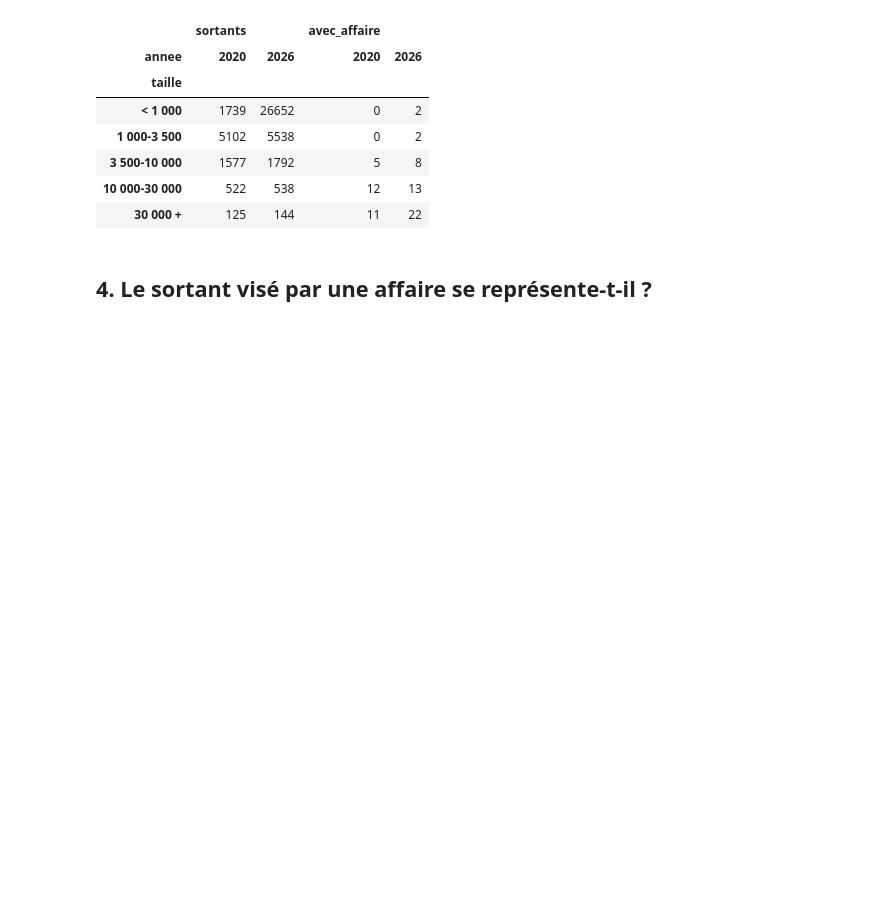
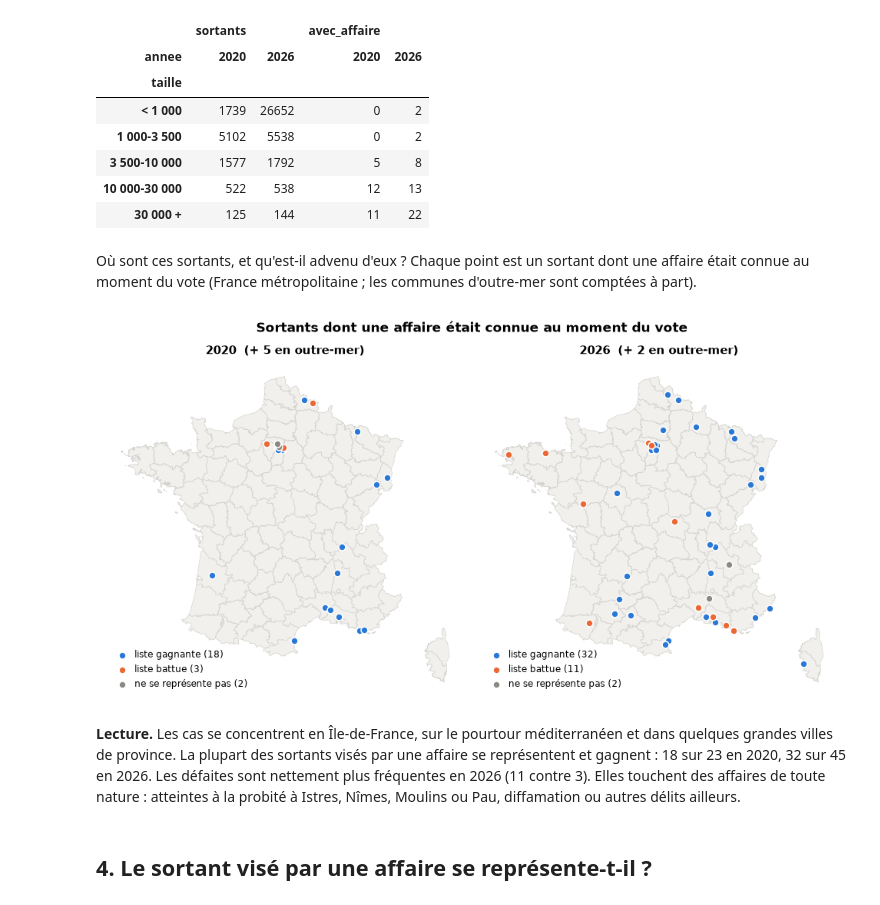
Before and after one commit to QuentinNosmas/Projet_ensae_datascience, a Jupyter notebook: notebooks/03_affaires.ipynb, the cells around one changed output. Cells and saved outputs as stored; diff of their text form; code cells hidden in the pictures; blank space fills up the shorter version.

Commit message:
Notebook 03 : carte des sortants visés par une affaire et de l'issue du scrutin

```diff
--- a/notebooks/03_affaires.ipynb
+++ b/notebooks/03_affaires.ipynb
@@ -188,6 +188,54 @@ part.unstack("annee")[["sortants", "avec_affaire"]]
 | 3 500-10 000 | 1577 | 1792 | 5 | 8 |
 | 10 000-30 000 | 522 | 538 | 12 | 13 |
 | 30 000 + | 125 | 144 | 11 | 22 |
+# %% [markdown]
+Où sont ces sortants, et qu'est-il advenu d'eux ? Chaque point est un sortant dont
+une affaire était connue au moment du vote (France métropolitaine ; les communes
+d'outre-mer sont comptées à part).
+# %%
+import geopandas as gpd
+
+chemin = ROOT / "data" / "processed" / "contours_communes.parquet"
+if not chemin.exists():
+    P.load.write_processed("contours_communes")
+contours = gpd.read_parquet(chemin)
+metro = contours[~contours.departement.str.startswith(("97", "98"))].to_crs(2154)  # Lambert-93
+departements = metro.dissolve("departement")
+centres = metro.set_index("code_insee").geometry.centroid
+
+issue = np.select(
+    [~panel.sortant_candidat.fillna(False), panel.liste_sortant_gagnante.fillna(False)],
+    ["ne se représente pas", "liste gagnante"], "liste battue")
+points = panel.assign(issue=issue)[panel.affaire_connue]
+points = gpd.GeoDataFrame(points, geometry=points.code_insee.map(centres), crs=2154)
+outre_mer = points.geometry.isna()
+
+ISSUES = {"liste gagnante": "#2a78d6", "liste battue": "#eb6834", "ne se représente pas": "#8a8984"}
+fig, axes = plt.subplots(1, 2, figsize=(9, 4.8))
+for ax, annee in zip(axes, (2020, 2026)):
+    departements.plot(ax=ax, color="#f1f0ec", edgecolor="#d4d3cf", linewidth=0.4)
+    g = points[(points.annee == annee) & ~outre_mer]
+    for lib, couleur in ISSUES.items():
+        sel = g[g.issue == lib]
+        if len(sel):
+            sel.plot(ax=ax, color=couleur, markersize=34, edgecolor="white", linewidth=1,
+                     label=f"{lib} ({len(sel)})", zorder=3)
+    n_om = int((outre_mer & (points.annee == annee)).sum())
+    ax.set_title(f"{annee}" + (f"  (+ {n_om} en outre-mer)" if n_om else ""), fontsize=10)
+    ax.set_axis_off()
+    ax.legend(loc="lower left", fontsize=8, handletextpad=0.3)
+fig.suptitle("Sortants dont une affaire était connue au moment du vote", fontweight="bold", fontsize=11)
+plt.tight_layout()
+plt.show()
+# %% [output]
+[figure, added]
+# %% [markdown]
+**Lecture.** Les cas se concentrent en Île-de-France, sur le pourtour méditerranéen
+et dans quelques grandes villes de province. La plupart des sortants visés par une
+affaire se représentent et gagnent : 18 sur 23 en 2020, 32 sur 45 en 2026. Les
+défaites sont nettement plus fréquentes en 2026 (11 contre 3). Elles touchent des
+affaires de toute nature : atteintes à la probité à Istres, Nîmes, Moulins ou Pau,
+diffamation ou autres délits ailleurs.
 # %% [markdown]
 ## 4. Le sortant visé par une affaire se représente-t-il ?
 # %%
```
